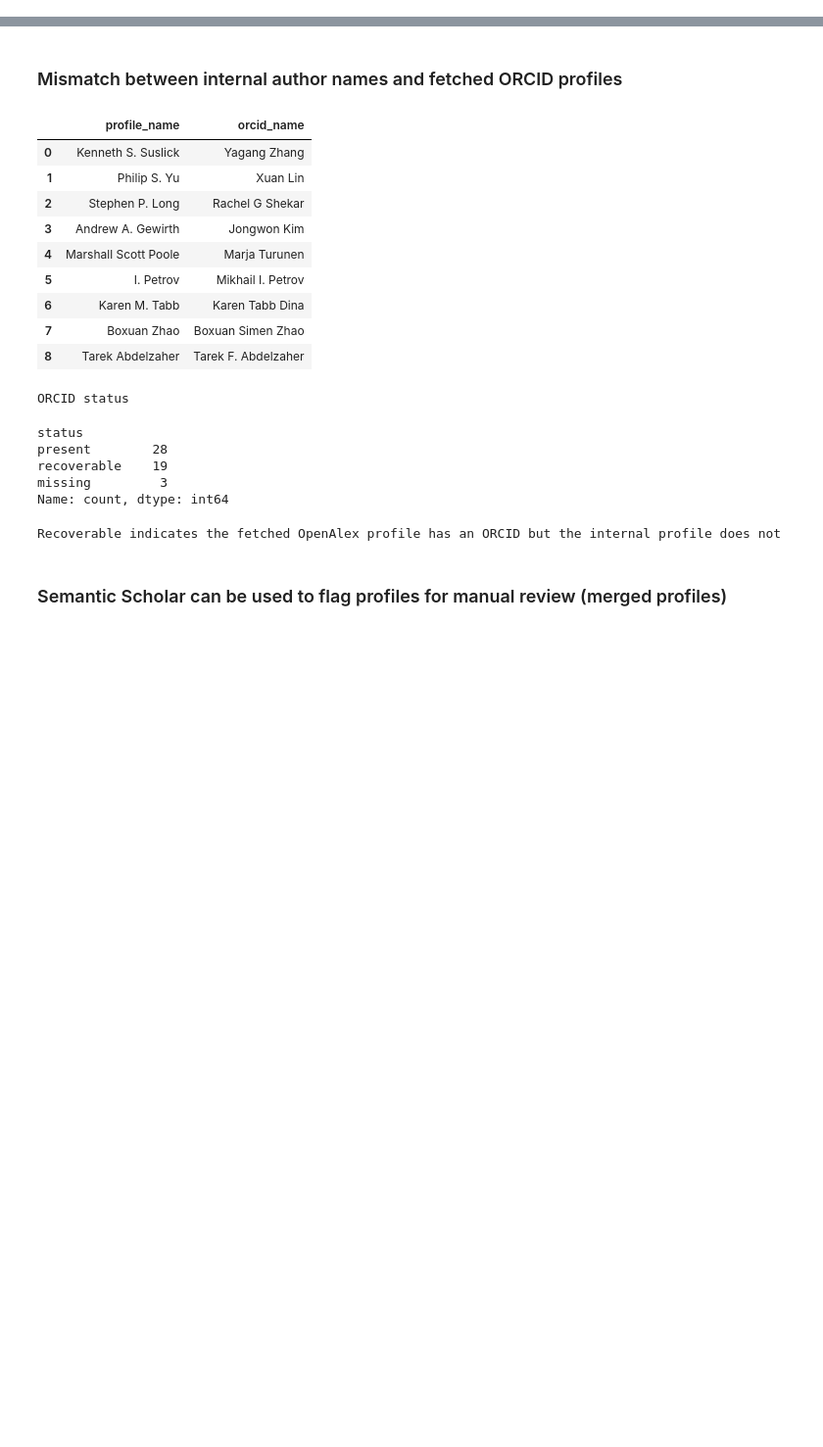
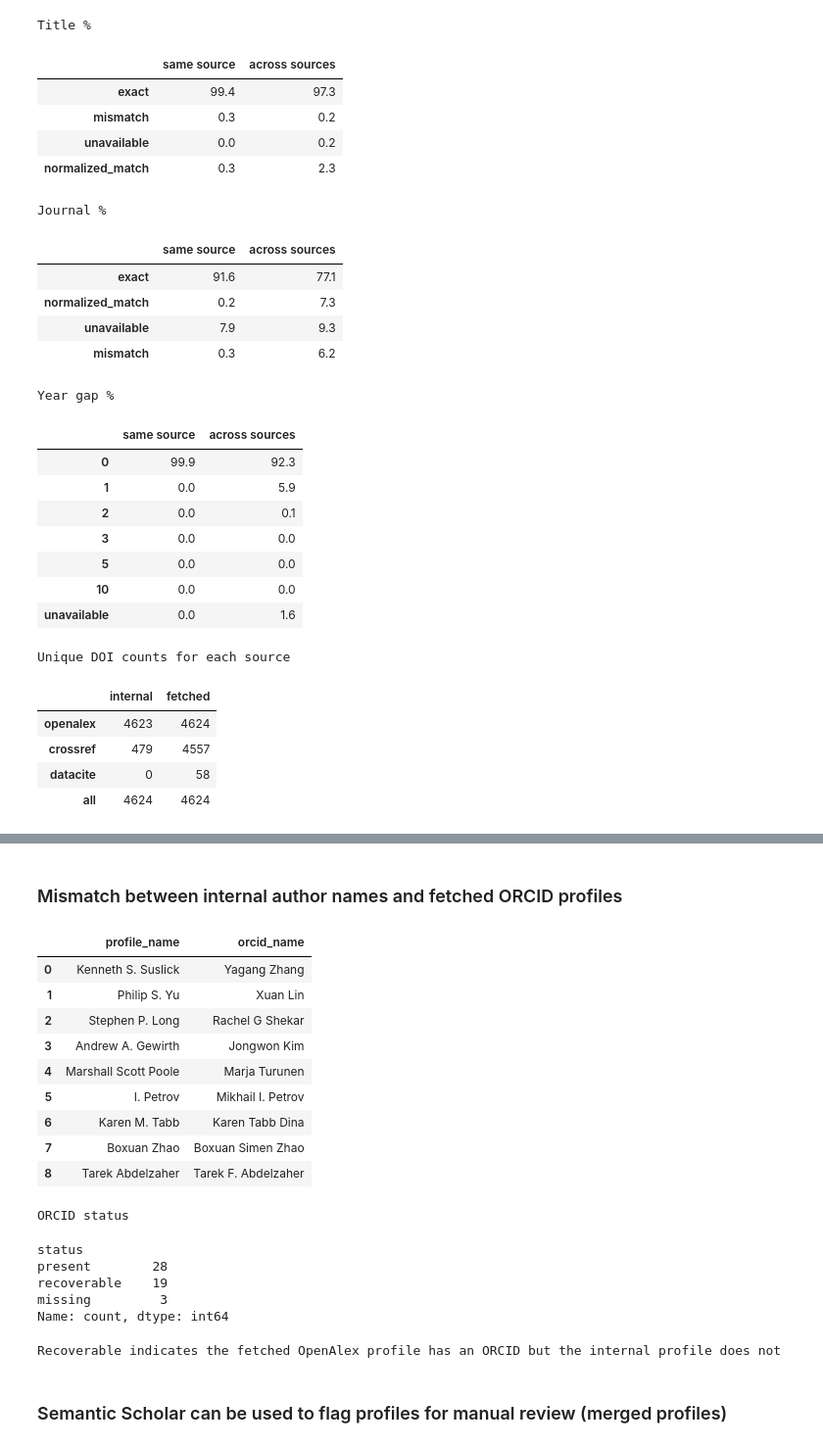
Before and after one commit to adityaballabh/scholarix-assessment, a Jupyter notebook: analysis/audit/audit.ipynb, the cells around one changed output, grey strips where cells are left out. Shown at 98% size. Cells and saved outputs as stored; diff of their text form; code cells hidden in the pictures; blank space fills up the shorter version.

Commit message:
add cross-source validation for entries

```diff
--- a/analysis/audit/audit.ipynb
+++ b/analysis/audit/audit.ipynb
@@ -97,0 +47,79 @@ Year gap
+# %%
+reference_agreement = external_comparisons["reference_agreement"]
+
+
+def as_percentages(table):
+    return (100 * table / table.sum()).round(1)
+
+
+def agreement_table(metric):
+    table = pd.DataFrame({side: summary[metric] for side, summary in reference_agreement.items()})
+    return as_percentages(table.fillna(0))
+
+
+def year_gap_table():
+    counts = {}
+    for side, summary in reference_agreement.items():
+        counts[side] = {
+            "unavailable" if gap is None else gap: count
+            for gap, count in summary["year_gaps"].items()
+        }
+    table = pd.DataFrame(counts).fillna(0)
+    order = sorted(gap for gap in table.index if gap != "unavailable")
+    if "unavailable" in table.index:
+        order.append("unavailable")
+    return as_percentages(table.reindex(order))
+
+
+print("Title %")
+display(agreement_table("title_matches"))
+print("Journal %")
+display(agreement_table("journal_matches"))
+print("Year gap %")
+display(year_gap_table())
+
+internal_by_source = external_checks.get_publications_by_source(internal_data)
+internal_counts = {source: len(dois) for source, dois in internal_by_source.items()}
+internal_counts["all"] = len(set().union(*internal_by_source.values()))
+fetched_counts = {
+    "openalex": len(external_data["openalex_publications_by_doi"]),
+    "crossref": len(external_data["crossref_publications"]),
+    "datacite": len(external_data["datacite_publications"]),
+}
+fetched_counts["all"] = len(
+    external_data["openalex_publications_by_doi"].keys()
+    | external_data["crossref_publications"].keys()
+    | external_data["datacite_publications"].keys()
+)
+doi_counts = pd.DataFrame({"internal": internal_counts, "fetched": fetched_counts}).fillna(0).astype(int)
+doi_counts = doi_counts.reindex(["openalex", "crossref", "datacite", "all"])
+print("Unique DOI counts for each source")
+display(doi_counts)
+# %% [output]
+Title %
+|  | same source | across sources |
+| exact | 99.4 | 97.3 |
+| mismatch | 0.3 | 0.2 |
+| unavailable | 0.0 | 0.2 |
+| normalized_match | 0.3 | 2.3 |
+Journal %
+|  | same source | across sources |
+| exact | 91.6 | 77.1 |
+| normalized_match | 0.2 | 7.3 |
+| unavailable | 7.9 | 9.3 |
+| mismatch | 0.3 | 6.2 |
+Year gap %
+|  | same source | across sources |
+| 0 | 99.9 | 92.3 |
+| 1 | 0.0 | 5.9 |
+| 2 | 0.0 | 0.1 |
+| 3 | 0.0 | 0.0 |
+| 5 | 0.0 | 0.0 |
+| 10 | 0.0 | 0.0 |
+| unavailable | 0.0 | 1.6 |
+Unique DOI counts for each source
+|  | internal | fetched |
+| openalex | 4623 | 4624 |
+| crossref | 479 | 4557 |
+| datacite | 0 | 58 |
+| all | 4624 | 4624 |
```
Also changed, not shown: parts of 30 cells of this notebook, 3 other files.
